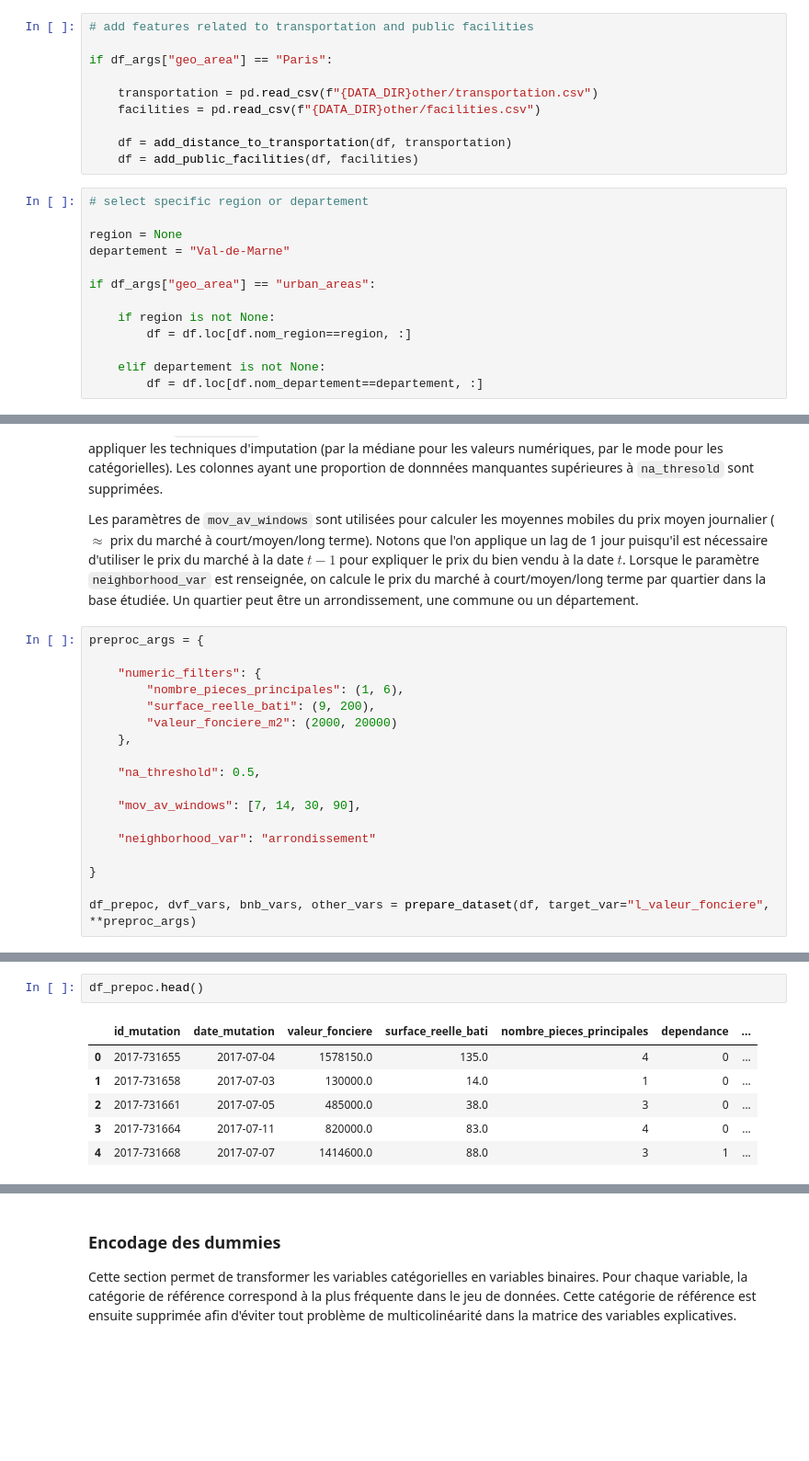
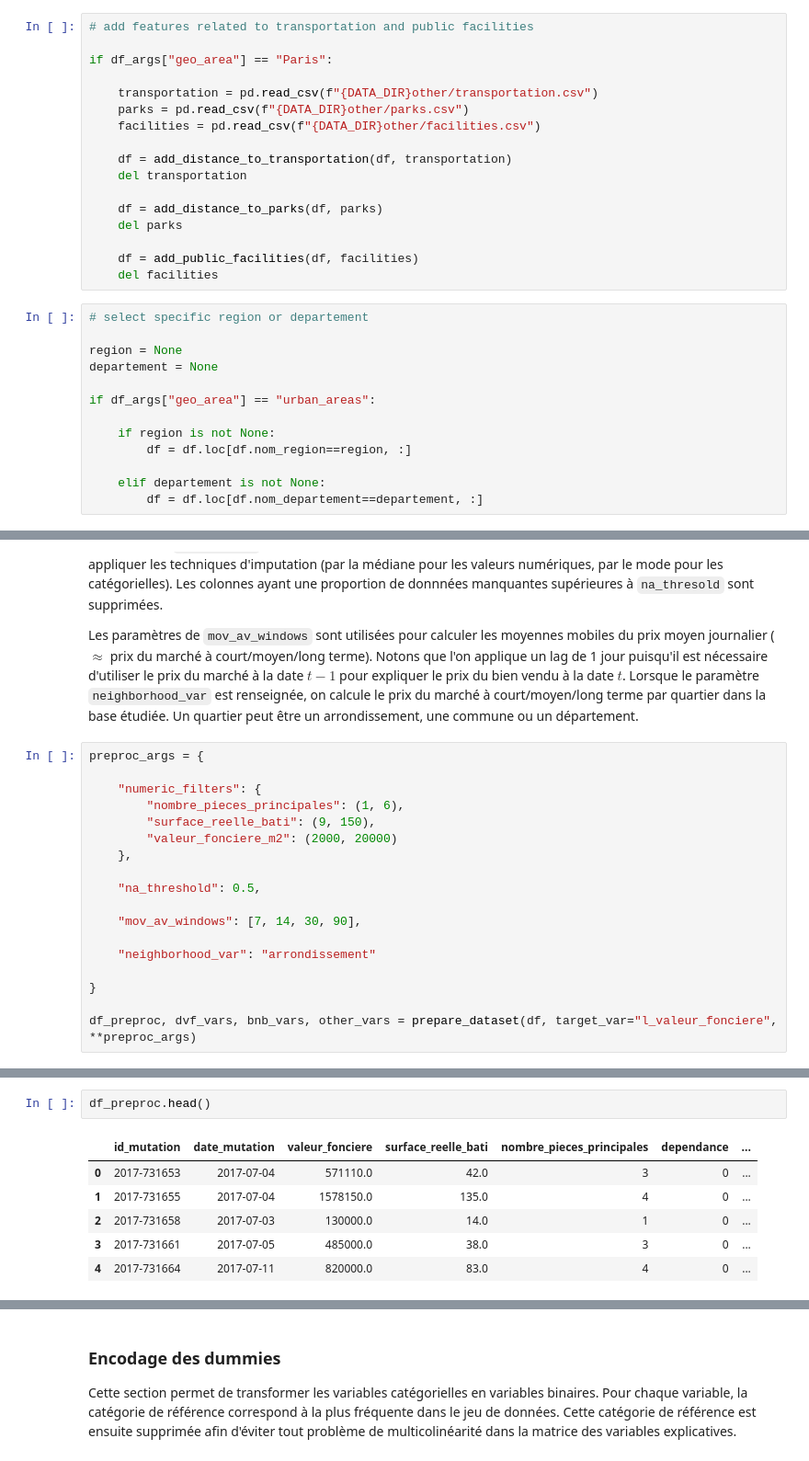
Before and after one commit to PeDiot/mon-predicteur-immo, a Jupyter notebook: analysis/sk_regressors.ipynb, the cells around one changed output, grey strips where cells are left out. Shown at 92% size. Drawn from its saved outputs; the diff is of its cells as text; blank space fills up the shorter version.

```diff
--- a/analysis/sk_regressors.ipynb
+++ b/analysis/sk_regressors.ipynb
@@ -157,15 +159,22 @@ df = load_dvfplus(zip_dir=DATA_DIR, zip_name="dvf+", **df_args)
 if df_args["geo_area"] == "Paris":
 
     transportation = pd.read_csv(f"{DATA_DIR}other/transportation.csv")
+    parks = pd.read_csv(f"{DATA_DIR}other/parks.csv")
     facilities = pd.read_csv(f"{DATA_DIR}other/facilities.csv")
 
     df = add_distance_to_transportation(df, transportation)
+    del transportation
+
+    df = add_distance_to_parks(df, parks)
+    del parks
+
     df = add_public_facilities(df, facilities)
+    del facilities
 # %%
 # select specific region or departement
 
 region = None
-departement = "Val-de-Marne"
+departement = None
 
 if df_args["geo_area"] == "urban_areas":
 
@@ -279,7 +288,7 @@ preproc_args = {
 
     "numeric_filters": {
         "nombre_pieces_principales": (1, 6),
-        "surface_reelle_bati": (9, 200),
+        "surface_reelle_bati": (9, 150),
         "valeur_fonciere_m2": (2000, 20000)
     },
 
@@ -291,7 +300,7 @@ preproc_args = {
 
 }
 
-df_prepoc, dvf_vars, bnb_vars, other_vars = prepare_dataset(df, target_var="l_valeur_fonciere", **preproc_args)
+df_preproc, dvf_vars, bnb_vars, other_vars = prepare_dataset(df, target_var="l_valeur_fonciere", **preproc_args)
 # %% [output]
 Preprocessing summary:
 {
@@ -313,10 +322,10 @@ Preprocessing summary:
 }
 # %%
-df_prepoc.head()
+df_preproc.head()
 # %% [output]
 |  | id_mutation | date_mutation | valeur_fonciere | surface_reelle_bati | nombre_pieces_principales | dependance | ... |
-| 0 | 2017-731655 | 2017-07-04 | 1578150.0 | 135.0 | 4 | 0 | ... |
-| 1 | 2017-731658 | 2017-07-03 | 130000.0 | 14.0 | 1 | 0 | ... |
-| 2 | 2017-731661 | 2017-07-05 | 485000.0 | 38.0 | 3 | 0 | ... |
-| 3 | 2017-731664 | 2017-07-11 | 820000.0 | 83.0 | 4 | 0 | ... |
-| 4 | 2017-731668 | 2017-07-07 | 1414600.0 | 88.0 | 3 | 1 | ... |
+| 0 | 2017-731653 | 2017-07-04 | 571110.0 | 42.0 | 3 | 0 | ... |
+| 1 | 2017-731655 | 2017-07-04 | 1578150.0 | 135.0 | 4 | 0 | ... |
+| 2 | 2017-731658 | 2017-07-03 | 130000.0 | 14.0 | 1 | 0 | ... |
+| 3 | 2017-731661 | 2017-07-05 | 485000.0 | 38.0 | 3 | 0 | ... |
+| 4 | 2017-731664 | 2017-07-11 | 820000.0 | 83.0 | 4 | 0 | ... |
```
Also changed, not shown: parts of 54 cells of this notebook.
